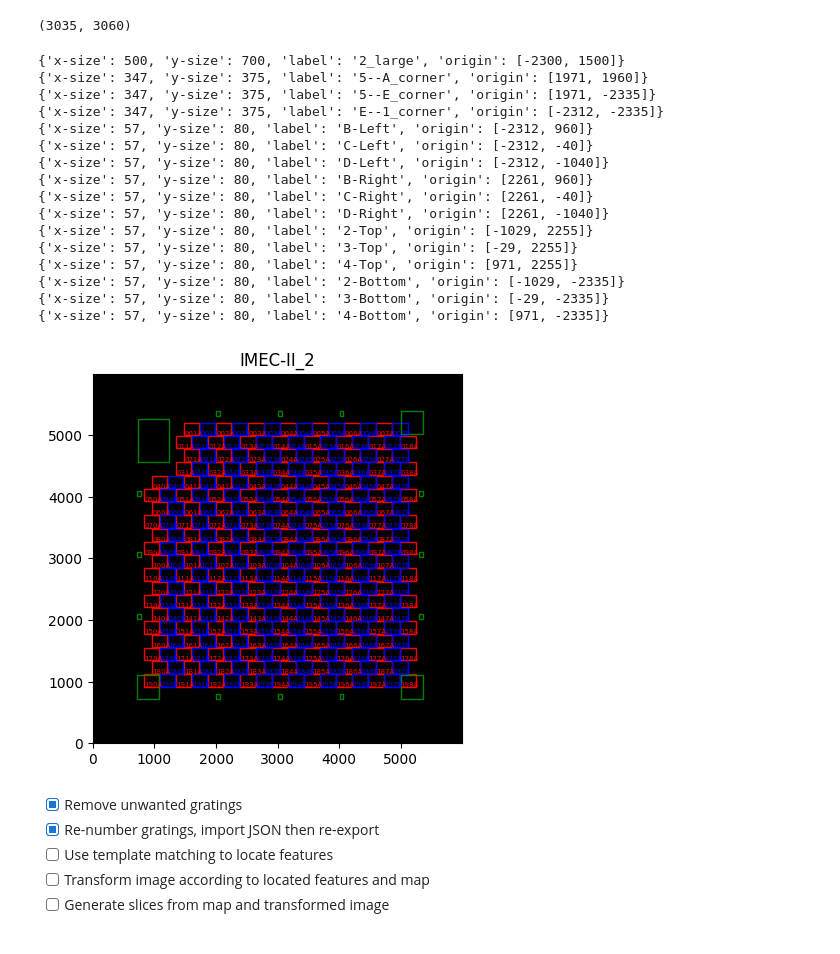
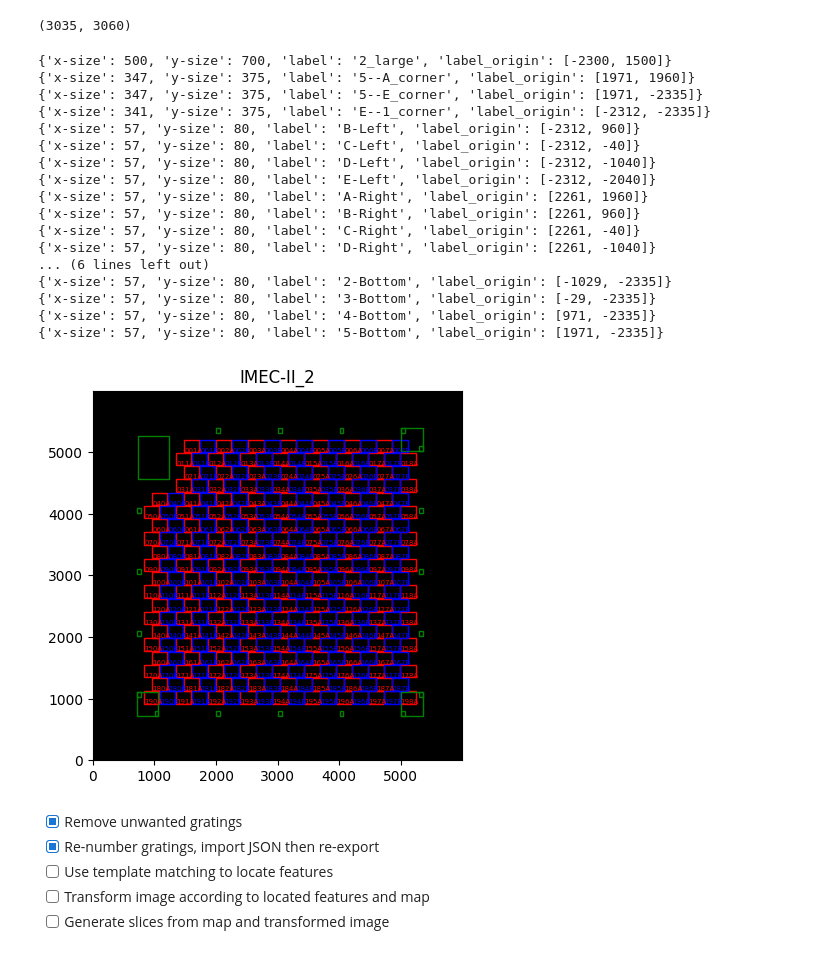
Before and after one commit to cr806/ChirpArrayScripts, a Jupyter notebook: notebook_files/LoadDisplayChipMap.ipynb, the cells around one changed output. Saved outputs shown, nothing was run; the diff lists cells and outputs as text; code cells hidden in the pictures.

Commit message:
Updated to work with new chip_map.json object names

```diff
--- a/notebook_files/LoadDisplayChipMap.ipynb
+++ b/notebook_files/LoadDisplayChipMap.ipynb
@@ -7,7 +8,7 @@ import numpy as np
 # %% [markdown]
 Load JSON chip map data
 # %%
-map_file = Path('../../ROI_Locator/Label_templates/Chip_map.json')
+map_file = Path('../Label_templates/Chip_map.json')
 try:
     with open(map_file, 'r') as f:
         map_data = json.load(f)
@@ -51,7 +52,7 @@ Set the 'click' location for label '002A'
 # %%
 #            Y     X
 click_loc = (2000, 5000)
-label_2A_loc = [item['origin'] for item in grating_coords if item['label'] == '002A'][0]
+label_2A_loc = [item['grating_origin'] for item in grating_coords if item['label'] == '002A'][0]
 loc_tansform = tuple(a-b for a, b in zip(click_loc, label_2A_loc))
 loc_tansform
 # %% [output]
@@ -66,59 +67,60 @@ for g in grating_coords:
     else:
         color = 'blue'
 
-    x = g["origin"][0]
-    y = g["origin"][1]
+    x = g["grating_origin"][0]
+    y = g["grating_origin"][1]
     x = x + loc_tansform[0]
     y = y + loc_tansform[1]
 
     width = g["x-size"]  # width
     height = g["y-size"]  # height
 
     rect = patches.Rectangle((x, y), width, height, linewidth=1,
                              edgecolor=color, facecolor='none')
     ax.add_patch(rect)
 
     ax.text(x, y, g.get('label', ''), fontsize=5, color=color)
 
 for l in label_coords:
     print(l)
-    x = l["origin"][0]
-    y = l["origin"][1]
+    x = l["label_origin"][0]
+    y = l["label_origin"][1]
     x = x + loc_tansform[0]
     y = y + loc_tansform[1]
 
     width = l["x-size"]  # width
     height = l["y-size"]  # height
 
     rect = patches.Rectangle((x, y), width, height, linewidth=1,
                              edgecolor='g', facecolor='none')
     ax.add_patch(rect)
 
     # ax.text(x, y, l.get('label', ''), fontsize=9, color='g')
 
 plt.title(IMECI_data.get("chip_type", "Image"))
 ax.imshow(image)
 ax.invert_yaxis()
 plt.savefig('test.png')
 # plt.show()
 # %% [output]
-{'x-size': 500, 'y-size': 700, 'label': '2_large', 'origin': [-2300, 1500]}
-{'x-size': 347, 'y-size': 375, 'label': '5--A_corner', 'origin': [1971, 1960]}
-{'x-size': 347, 'y-size': 375, 'label': '5--E_corner', 'origin': [1971, -2335]}
-{'x-size': 347, 'y-size': 375, 'label': 'E--1_corner', 'origin': [-2312, -2335]}
-{'x-size': 57, 'y-size': 80, 'label': 'B-Left', 'origin': [-2312, 960]}
-{'x-size': 57, 'y-size': 80, 'label': 'C-Left', 'origin': [-2312, -40]}
-{'x-size': 57, 'y-size': 80, 'label': 'D-Left', 'origin': [-2312, -1040]}
-{'x-size': 57, 'y-size': 80, 'label': 'B-Right', 'origin': [2261, 960]}
-{'x-size': 57, 'y-size': 80, 'label': 'C-Right', 'origin': [2261, -40]}
-{'x-size': 57, 'y-size': 80, 'label': 'D-Right', 'origin': [2261, -1040]}
-{'x-size': 57, 'y-size': 80, 'label': '2-Top', 'origin': [-1029, 2255]}
-{'x-size': 57, 'y-size': 80, 'label': '3-Top', 'origin': [-29, 2255]}
-{'x-size': 57, 'y-size': 80, 'label': '4-Top', 'origin': [971, 2255]}
-{'x-size': 57, 'y-size': 80, 'label': '2-Bottom', 'origin': [-1029, -2335]}
-{'x-size': 57, 'y-size': 80, 'label': '3-Bottom', 'origin': [-29, -2335]}
-{'x-size': 57, 'y-size': 80, 'label': '4-Bottom', 'origin': [971, -2335]}
+{'x-size': 500, 'y-size': 700, 'label': '2_large', 'label_origin': [-2300, 1500]}
+{'x-size': 347, 'y-size': 375, 'label': '5--A_corner', 'label_origin': [1971, 1960]}
+{'x-size': 347, 'y-size': 375, 'label': '5--E_corner', 'label_origin': [1971, -2335]}
+{'x-size': 341, 'y-size': 375, 'label': 'E--1_corner', 'label_origin': [-2312, -2335]}
+{'x-size': 57, 'y-size': 80, 'label': 'B-Left', 'label_origin': [-2312, 960]}
+{'x-size': 57, 'y-size': 80, 'label': 'C-Left', 'label_origin': [-2312, -40]}
+{'x-size': 57, 'y-size': 80, 'label': 'D-Left', 'label_origin': [-2312, -1040]}
+{'x-size': 57, 'y-size': 80, 'label': 'E-Left', 'label_origin': [-2312, -2040]}
+{'x-size': 57, 'y-size': 80, 'label': 'A-Right', 'label_origin': [2261, 1960]}
+{'x-size': 57, 'y-size': 80, 'label': 'B-Right', 'label_origin': [2261, 960]}
+{'x-size': 57, 'y-size': 80, 'label': 'C-Right', 'label_origin': [2261, -40]}
+{'x-size': 57, 'y-size': 80, 'label': 'D-Right', 'label_origin': [2261, -1040]}
+... (6 lines left out)
+{'x-size': 57, 'y-size': 80, 'label': '2-Bottom', 'label_origin': [-1029, -2335]}
+{'x-size': 57, 'y-size': 80, 'label': '3-Bottom', 'label_origin': [-29, -2335]}
+{'x-size': 57, 'y-size': 80, 'label': '4-Bottom', 'label_origin': [971, -2335]}
+{'x-size': 57, 'y-size': 80, 'label': '5-Bottom', 'label_origin': [1971, -2335]}
-[figure, old version]
+[figure, new version]
 # %% [markdown]
 - [x] Remove unwanted gratings
 - [x] Re-number gratings, import JSON then re-export
```
Also changed, not shown: parts of 4 cells of this notebook.
